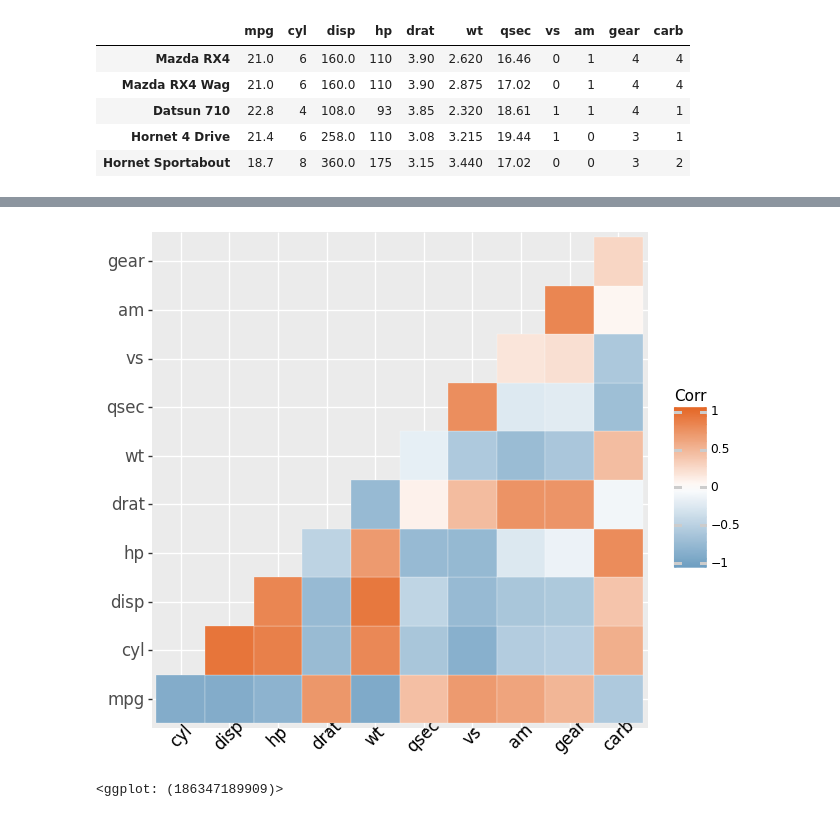
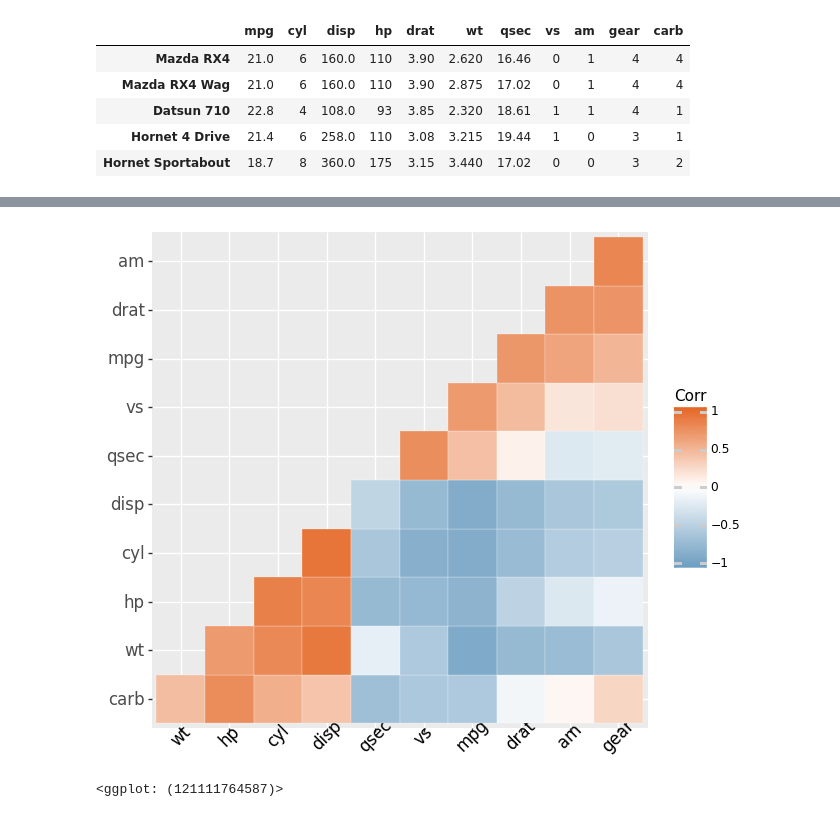
Before and after one commit to enfantbenidedieu/ggcorrplot, a Jupyter notebook: ggcorrplot.ipynb, the cells around one changed output, grey strips where cells are left out. Saved outputs shown, nothing was run; the diff lists cells and outputs as text; code cells hidden in the pictures.

```diff
--- a/ggcorrplot.ipynb
+++ b/ggcorrplot.ipynb
@@ -70,13 +78,13 @@ ggcorrplot(mtcars,type = "upper",outline_color = "white")
 # %%
 # Change colors and theme
 # --------------------------------
 # Argument colors
-ggcorrplot(mtcars,type = "lower",outline_color = "white",
+ggcorrplot(mtcars,hc_order = True,type = "lower",outline_color = "white",
             ggtheme = pn.theme_gray(),
             colors = ("#6D9EC1", "white", "#E46726"))
 # %% [output]
-[figure, old version]
+[figure, new version]
-<ggplot: (186347189909)>
+<ggplot: (121111764587)>
 # %%
 # Add correlation coefficients
 # --------------------------------
```
Also changed, not shown: parts of 9 cells of this notebook, 1 other file.
